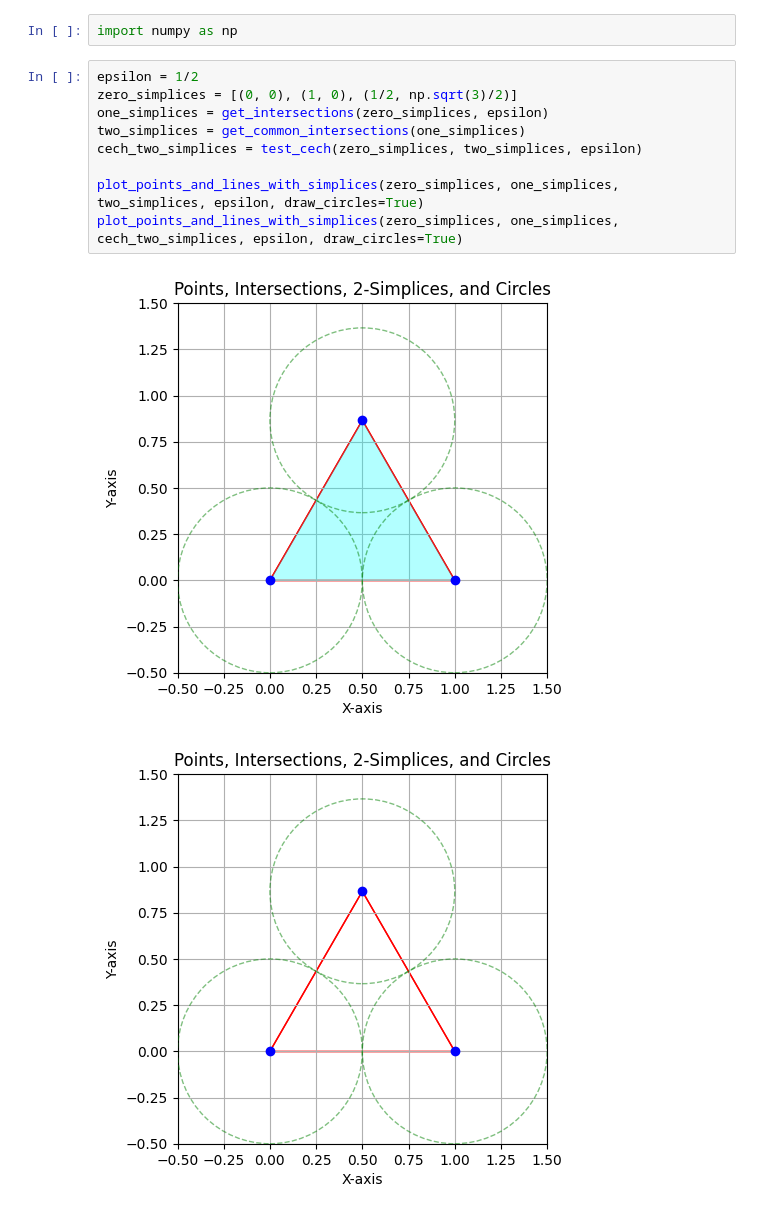
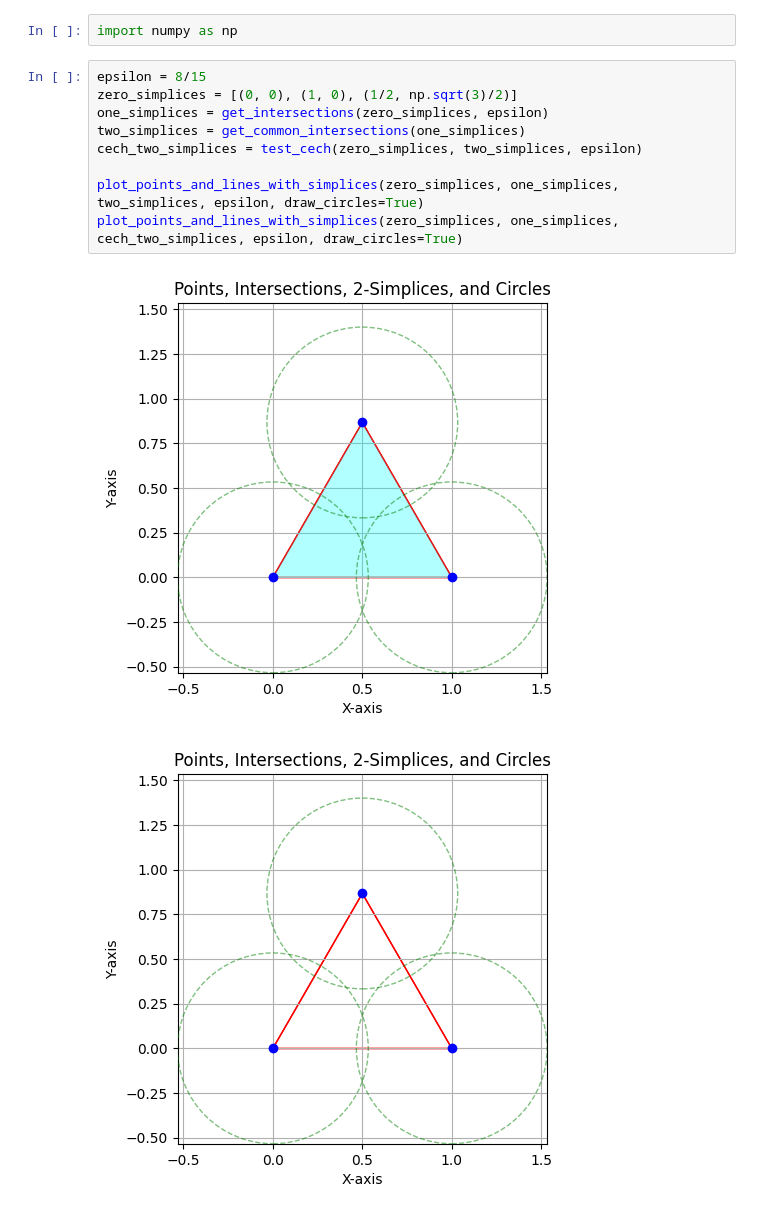
Before and after one commit to tobbensol/masters-thesis, a Jupyter notebook: topology testing/simplical methods.ipynb, the cells around one changed output. Saved outputs shown, nothing was run; the diff lists cells and outputs as text.

```diff
--- a/topology testing/simplical methods.ipynb
+++ b/topology testing/simplical methods.ipynb
@@ -139,15 +139,15 @@ def visualize_points(x, y):
 # %%
 import numpy as np
 # %%
-epsilon = 1/2
+epsilon = 8/15
 zero_simplices = [(0, 0), (1, 0), (1/2, np.sqrt(3)/2)]
 one_simplices = get_intersections(zero_simplices, epsilon)
 two_simplices = get_common_intersections(one_simplices)
 cech_two_simplices = test_cech(zero_simplices, two_simplices, epsilon)
 
 plot_points_and_lines_with_simplices(zero_simplices, one_simplices, two_simplices, epsilon, draw_circles=True)
 plot_points_and_lines_with_simplices(zero_simplices, one_simplices, cech_two_simplices, epsilon, draw_circles=True)
 # %% [output]
-[figure, old version]
+[figure, new version]
-[figure, old version]
+[figure, new version]
 # %%
```
Also changed, not shown: parts of 1 cell of this notebook.
